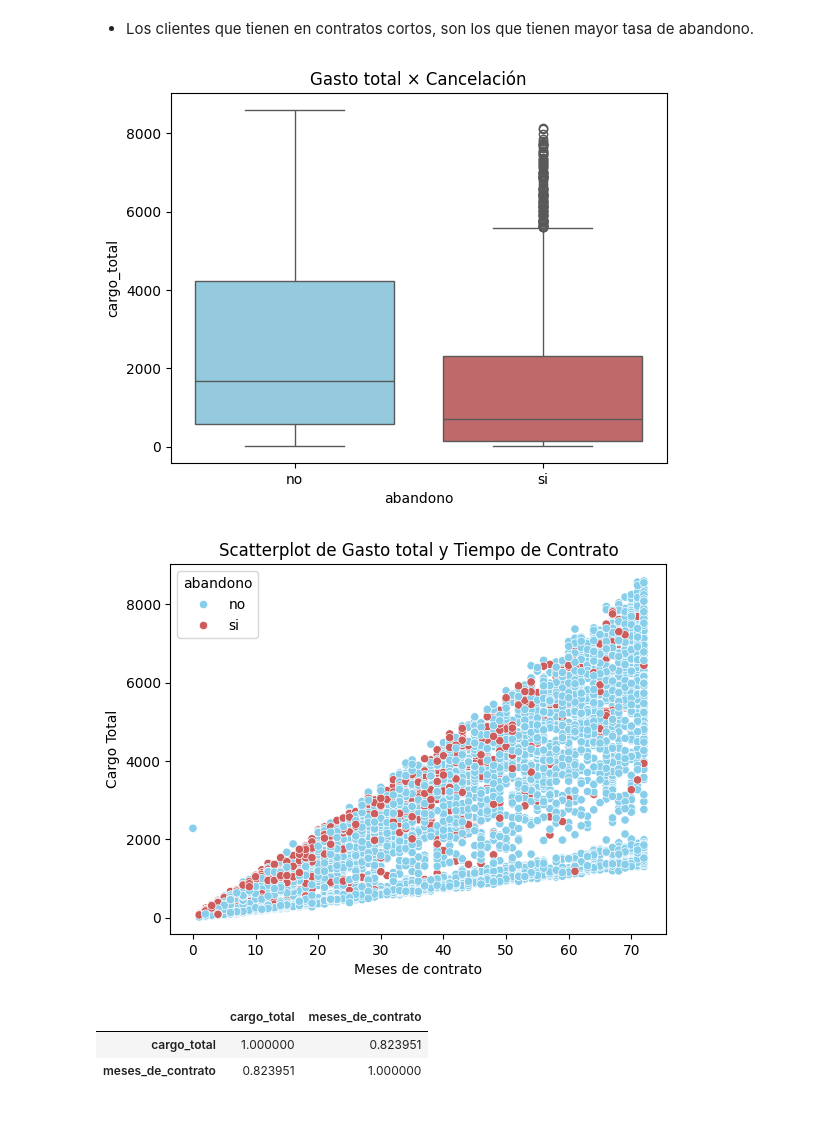
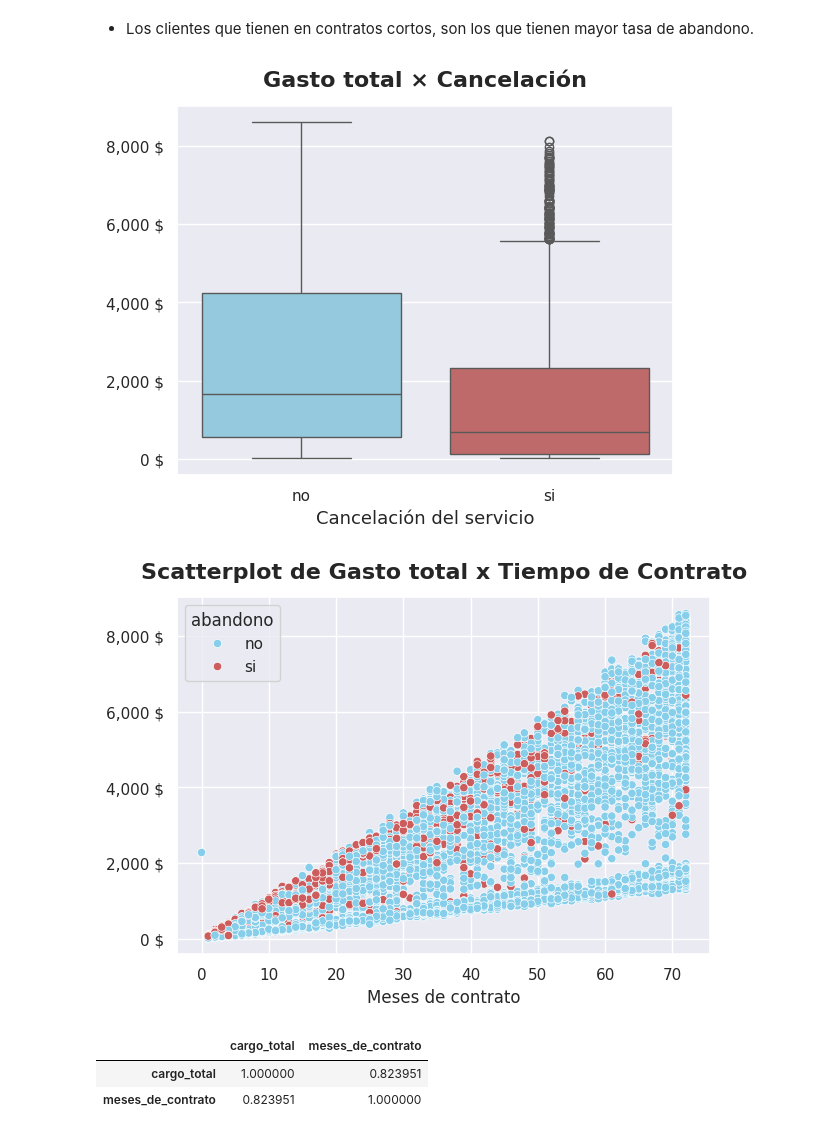
Before and after one commit to WLozanoH/TelecomX-Churn-Prediction-ML, a Jupyter notebook: churn_prediction_ML.ipynb, the cells around one changed output. Drawn from its saved outputs; the diff is of its cells as text; code cells hidden in the pictures.

```diff
--- a/churn_prediction_ML.ipynb
+++ b/churn_prediction_ML.ipynb
@@ -173,0 +150,20 @@ px.box(datos, x='cargo_total', color='abandono')
+# %%
+# Seleccionar solo las variables numéricas
+var_numericas = [col for col in datos.select_dtypes(include='number').columns if col != 'abandono' and datos[col].nunique() !=2]
+
+sns.set()
+fig, axes = plt.subplots(2,2, figsize=(12,8))
+plt.subplots_adjust(hspace=0.4)
+
+axes = axes.flatten() # aplanar los ejes
+
+
+for i, var in enumerate(var_numericas):
+    sns.set()
+    sns.boxplot(data=datos, x='abandono', y=var, palette={'no': GRIS_2, 'si': 'indianred'}, ax=axes[i])
+    axes[i].set_title(f'Boxplot de {var.replace("_", " ")}', fontsize=14, y=1.03)
+    axes[i].set_xlabel('')
+    axes[i].set_xticklabels(['no abandona', 'abandona'])
+    axes[i].set_ylabel(f'{var.replace("_", " ")}')
+plt.tight_layout()
+plt.show()
@@ -369,8 +378,11 @@ Investigar variables específicas se relacionan con la cancelación, tales como:
 Utilizar gráficos como boxplots o scatter plots para visualizar patrones y posibles tendencias.
 # %%
 # Gráfico de Tiempo de contrato × Cancelación
+sns.set()
 sns.boxplot(data=datos,
             x='abandono', y='meses_de_contrato', hue='abandono', palette={'no':'skyblue', 'si':'indianred'})
-plt.title('Tiempo de contrato × Cancelación')
+plt.title('Tiempo de contrato x Cancelación', fontsize=16, fontweight='bold', y=1.03)
+plt.xlabel('Cancelación del servicio', fontsize=13)
+plt.ylabel('Meses de contrato', fontsize=13)
 plt.show()
 # %% [output]
@@ -387,21 +399,31 @@ datos.groupby('abandono')['meses_de_contrato'].describe()
 * Los clientes que tienen en contratos cortos, son los que tienen mayor tasa de abandono.
 # %%
 # Gráfico de Gasto total × Cancelación
-sns.boxplot(data=datos,
+sns.set()
+ax = sns.boxplot(data=datos,
             x='abandono', y='cargo_total', hue='abandono', palette={'no':'skyblue', 'si':'indianred'})
-plt.title('Gasto total × Cancelación')
+plt.title('Gasto total × Cancelación', fontsize=16, fontweight='bold', y=1.03)
+plt.xlabel('Cancelación del servicio', fontsize=13)
+ax.set_ylabel('')
+ax.yaxis.set_major_formatter(plt.FuncFormatter(lambda x, _: f"{x:,.0f} $"))
 plt.show()
 # %% [output]
-[figure, old version]
+[figure, new version]
 # %%
+from matplotlib.ticker import FuncFormatter # librería para formatear ejes
+
 # Gráfico de Scatterplot de gasto total y tiempo de contrato
-sns.scatterplot(data=datos, x='meses_de_contrato', y='cargo_total', hue='abandono', palette={'no':'skyblue', 'si':'indianred'})
-plt.title('Scatterplot de Gasto total y Tiempo de Contrato')
+sns.set()
+ax = sns.scatterplot(data=datos, x='meses_de_contrato', y='cargo_total', hue='abandono', palette={'no':'skyblue', 'si':'indianred'})
+plt.title('Scatterplot de Gasto total x Tiempo de Contrato', fontsize=16, fontweight='bold', y=1.03)
 plt.xlabel('Meses de contrato')
-plt.ylabel('Cargo Total')
+ax.set_ylabel('')
+# formatear eje y
+ax.yaxis.set_major_formatter(plt.FuncFormatter(lambda x, _: f"{x:,.0f} $"))
+plt.tight_layout()
 plt.show()
 # %% [output]
-[figure, old version]
+[figure, new version]
 # %%
 # correlación entre gasto total y tiempo de contrato
 datos[['cargo_total', 'meses_de_contrato']].corr()
```
Also changed, not shown: parts of 21 cells of this notebook.
